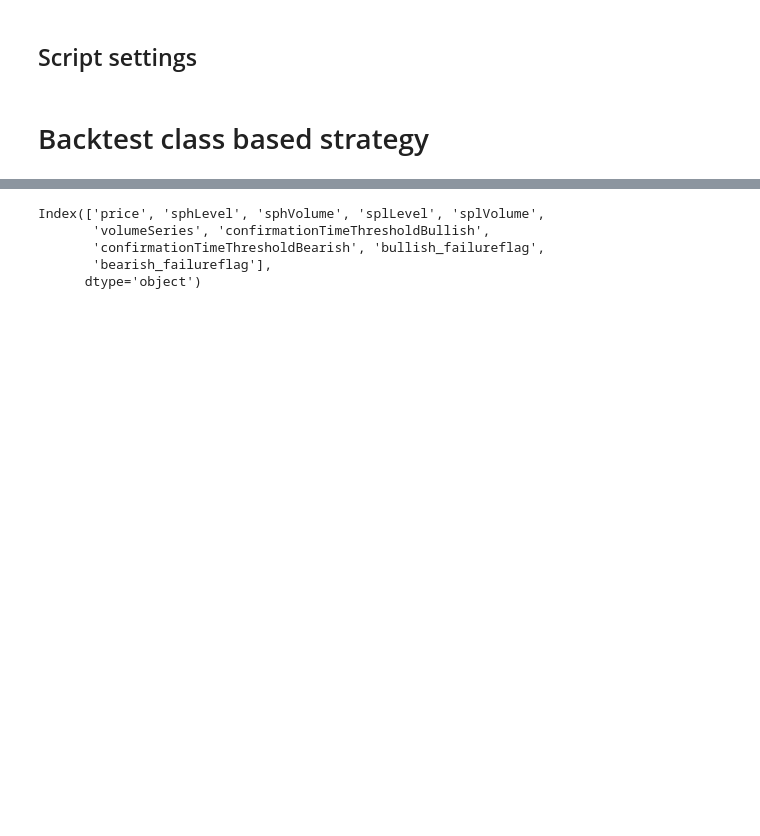
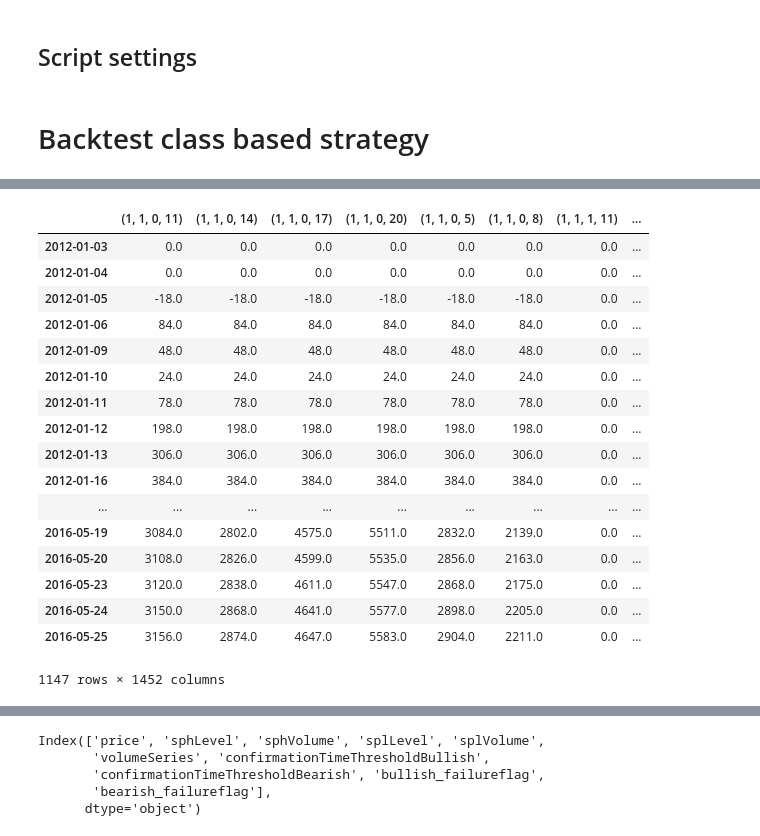
Before and after one commit to trendmanagement/tmqrexo_alexveden, a Jupyter notebook: notebooks/Strategy_SwingPoint_StrategyModule.ipynb, the cells around one changed output, grey strips where cells are left out. Drawn from its saved outputs; the diff is of its cells as text; code cells hidden in the pictures; blank space fills up the shorter version.

```diff
--- a/notebooks/Strategy_SwingPoint_StrategyModule.ipynb
+++ b/notebooks/Strategy_SwingPoint_StrategyModule.ipynb
@@ -80,3 +80,24 @@ legend(loc=2);
+# %%
+smgr.swarm
+# %% [output]
+|  | (1, 1, 0, 11) | (1, 1, 0, 14) | (1, 1, 0, 17) | (1, 1, 0, 20) | (1, 1, 0, 5) | (1, 1, 0, 8) | (1, 1, 1, 11) | ... |
+| 2012-01-03 | 0.0 | 0.0 | 0.0 | 0.0 | 0.0 | 0.0 | 0.0 | ... |
+| 2012-01-04 | 0.0 | 0.0 | 0.0 | 0.0 | 0.0 | 0.0 | 0.0 | ... |
+| 2012-01-05 | -18.0 | -18.0 | -18.0 | -18.0 | -18.0 | -18.0 | 0.0 | ... |
+| 2012-01-06 | 84.0 | 84.0 | 84.0 | 84.0 | 84.0 | 84.0 | 0.0 | ... |
+| 2012-01-09 | 48.0 | 48.0 | 48.0 | 48.0 | 48.0 | 48.0 | 0.0 | ... |
+| 2012-01-10 | 24.0 | 24.0 | 24.0 | 24.0 | 24.0 | 24.0 | 0.0 | ... |
+| 2012-01-11 | 78.0 | 78.0 | 78.0 | 78.0 | 78.0 | 78.0 | 0.0 | ... |
+| 2012-01-12 | 198.0 | 198.0 | 198.0 | 198.0 | 198.0 | 198.0 | 0.0 | ... |
+| 2012-01-13 | 306.0 | 306.0 | 306.0 | 306.0 | 306.0 | 306.0 | 0.0 | ... |
+| 2012-01-16 | 384.0 | 384.0 | 384.0 | 384.0 | 384.0 | 384.0 | 0.0 | ... |
+| ... | ... | ... | ... | ... | ... | ... | ... | ... |
+| 2016-05-19 | 3084.0 | 2802.0 | 4575.0 | 5511.0 | 2832.0 | 2139.0 | 0.0 | ... |
+| 2016-05-20 | 3108.0 | 2826.0 | 4599.0 | 5535.0 | 2856.0 | 2163.0 | 0.0 | ... |
+| 2016-05-23 | 3120.0 | 2838.0 | 4611.0 | 5547.0 | 2868.0 | 2175.0 | 0.0 | ... |
+| 2016-05-24 | 3150.0 | 2868.0 | 4641.0 | 5577.0 | 2898.0 | 2205.0 | 0.0 | ... |
+| 2016-05-25 | 3156.0 | 2874.0 | 4647.0 | 5583.0 | 2904.0 | 2211.0 | 0.0 | ... |
+1147 rows × 1452 columns
 # %%
 smgr.swarm_picked_inposition.sum().sort_values()
 # %% [output]
```
Also changed, not shown: parts of 7 cells of this notebook, 26 other files.
